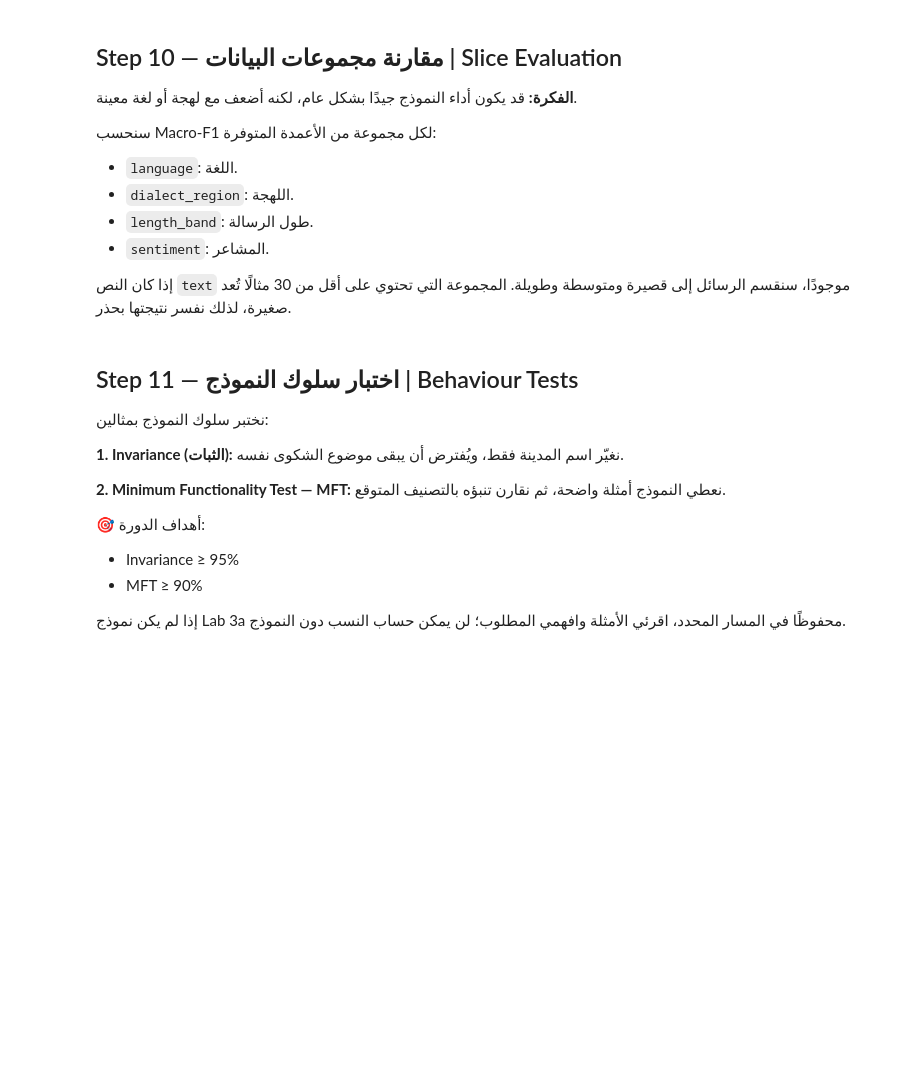
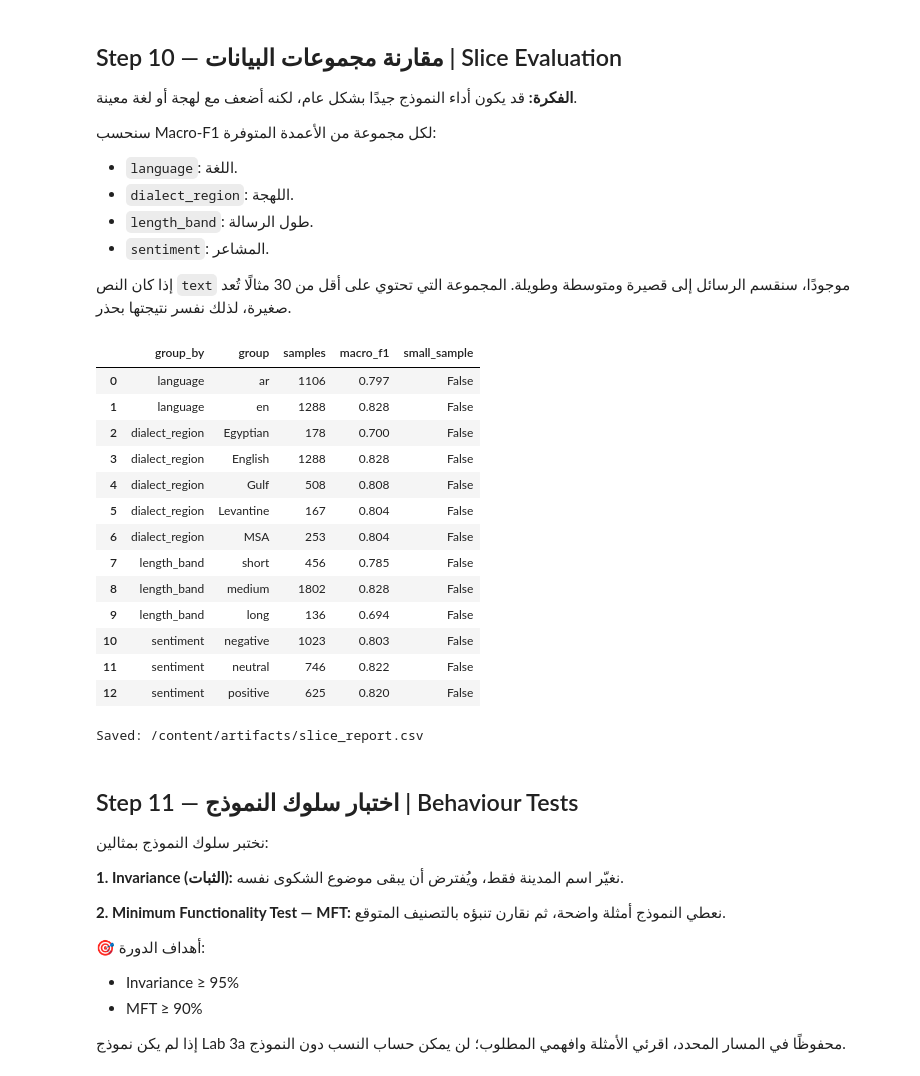
Before and after one commit to fatmabana311-oss/bayan-projecs, a Jupyter notebook: Copy_of_New_Day3_Bayan_Integrated_STUDENT.ipynb, the cells around one changed output. Saved outputs shown, nothing was run; the diff lists cells and outputs as text; code cells hidden in the pictures; blank space fills up the shorter version.

```diff
--- a/Copy_of_New_Day3_Bayan_Integrated_STUDENT.ipynb
+++ b/Copy_of_New_Day3_Bayan_Integrated_STUDENT.ipynb
@@ -830,7 +880,14 @@ else:
 # ✍️ TODO 11: من slice_report: ما أضعف مجموعة؟ هل عدد أمثلتها كافٍ (small_sample = False)؟ اقترح سببًا محتملًا.
 #            From slice_report: which group is weakest? Does it have enough samples (small_sample False)? Suggest a possible reason.
 # إجابتي | My answer:
-#
+# The weakest group is length_band = long with macro-F1 = 0.694 on 136 samples; Egyptian is almost the same
+# (0.700 on 178 samples), so the two are practically tied. small_sample is False for both (above 30),
+# but 136 and 178 are still modest sizes, so their intervals would be wide and I would not rank them
+# against each other with confidence.
+# A possible reason for long messages: they often contain a second issue ("Also...", "وأيضا...") but have
+# only one topic label, so the topic is ambiguous. For Egyptian: fewer training examples and its own
+# words and forms. Both are hypotheses I have not tested.
+# Other results: ar 0.797 vs en 0.828, short 0.785, medium 0.828, Gulf 0.808.
 
 # 🔒 إنشاء جدول مقارنة المجموعات
 
@@ -843,35 +900,54 @@ if pred is not None and {"y_true", "prediction"}.issubset(pred.columns):
     if "text" in slice_data.columns:
         word_count = slice_data["text"].fillna("").astype(str).str.split().str.len()
         slice_data["length_band"] = pd.cut(
             word_count,
             bins=[-1, 10, 25, float("inf")],
             labels=["short", "medium", "long"]
         )
 
     columns_to_check = [
         "language", "dialect_region", "length_band", "sentiment"
     ]
 
     rows = []
     for column in columns_to_check:
         if column in slice_data.columns:
             for group_name, group_data in slice_data.groupby(column, dropna=False, observed=True):
                 if len(group_data) >= 2: #remove small groups
                     rows.append({
                         "group_by": column,
                         "group": str(group_name),
                         "samples": len(group_data),
                         "macro_f1": round(get_macro_f1(group_data), 3),
                         "small_sample": len(group_data) < 30
                     })
 
     slice_report = pd.DataFrame(rows)
     display(slice_report)
 
-    slice_report.to_csv(ARTIFACT_DIR / "slice_report.csv", index=False)
-    print("Saved: slice_report.csv")
+    # Use a writable local path /content/artifacts to avoid Google Drive read-only filesystem error
+    local_writable_dir = Path("/content/artifacts")
+    local_writable_dir.mkdir(parents=True, exist_ok=True)
+    slice_report.to_csv(local_writable_dir / "slice_report.csv", index=False)
+    print("Saved: /content/artifacts/slice_report.csv")
 else:
     print("Slice evaluation skipped because prediction data is missing.")
+# %% [output]
+|  | group_by | group | samples | macro_f1 | small_sample |
+| 0 | language | ar | 1106 | 0.797 | False |
+| 1 | language | en | 1288 | 0.828 | False |
+| 2 | dialect_region | Egyptian | 178 | 0.700 | False |
+| 3 | dialect_region | English | 1288 | 0.828 | False |
+| 4 | dialect_region | Gulf | 508 | 0.808 | False |
+| 5 | dialect_region | Levantine | 167 | 0.804 | False |
+| 6 | dialect_region | MSA | 253 | 0.804 | False |
+| 7 | length_band | short | 456 | 0.785 | False |
+| 8 | length_band | medium | 1802 | 0.828 | False |
+| 9 | length_band | long | 136 | 0.694 | False |
+| 10 | sentiment | negative | 1023 | 0.803 | False |
+| 11 | sentiment | neutral | 746 | 0.822 | False |
+| 12 | sentiment | positive | 625 | 0.820 | False |
+Saved: /content/artifacts/slice_report.csv
 # %% [markdown]
 ## Step 11 — اختبار سلوك النموذج | Behaviour Tests
 
```
Also changed, not shown: parts of 18 cells of this notebook.
